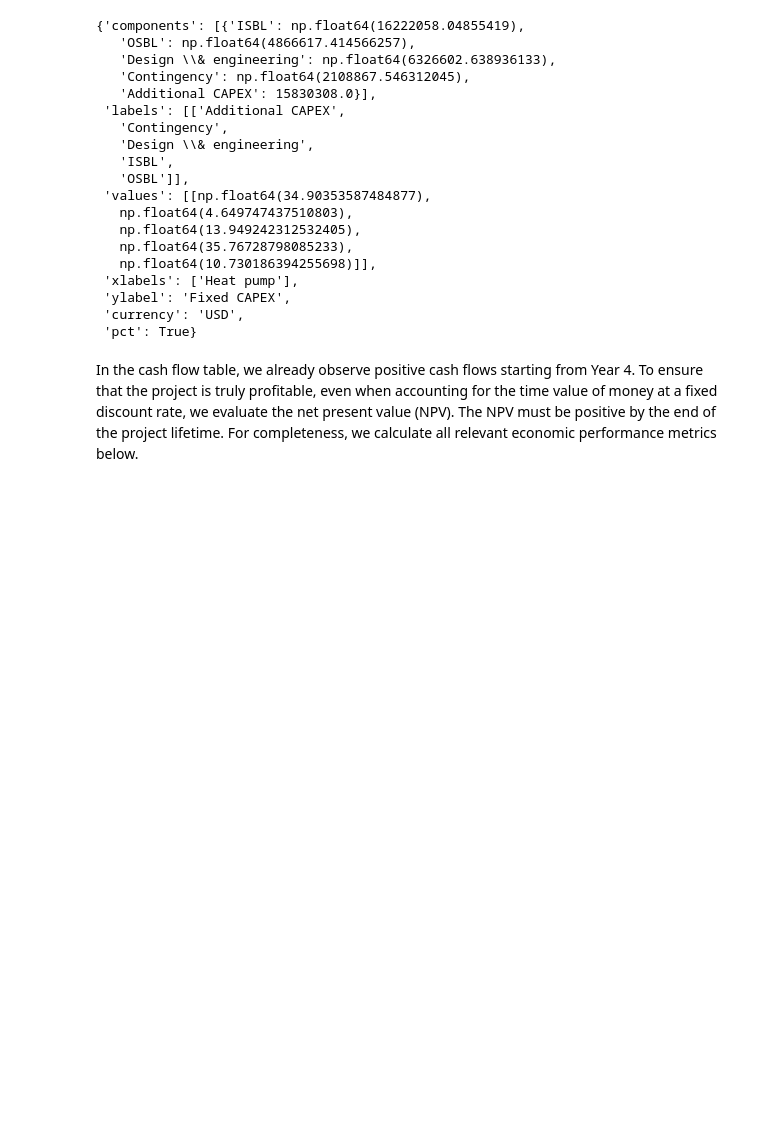
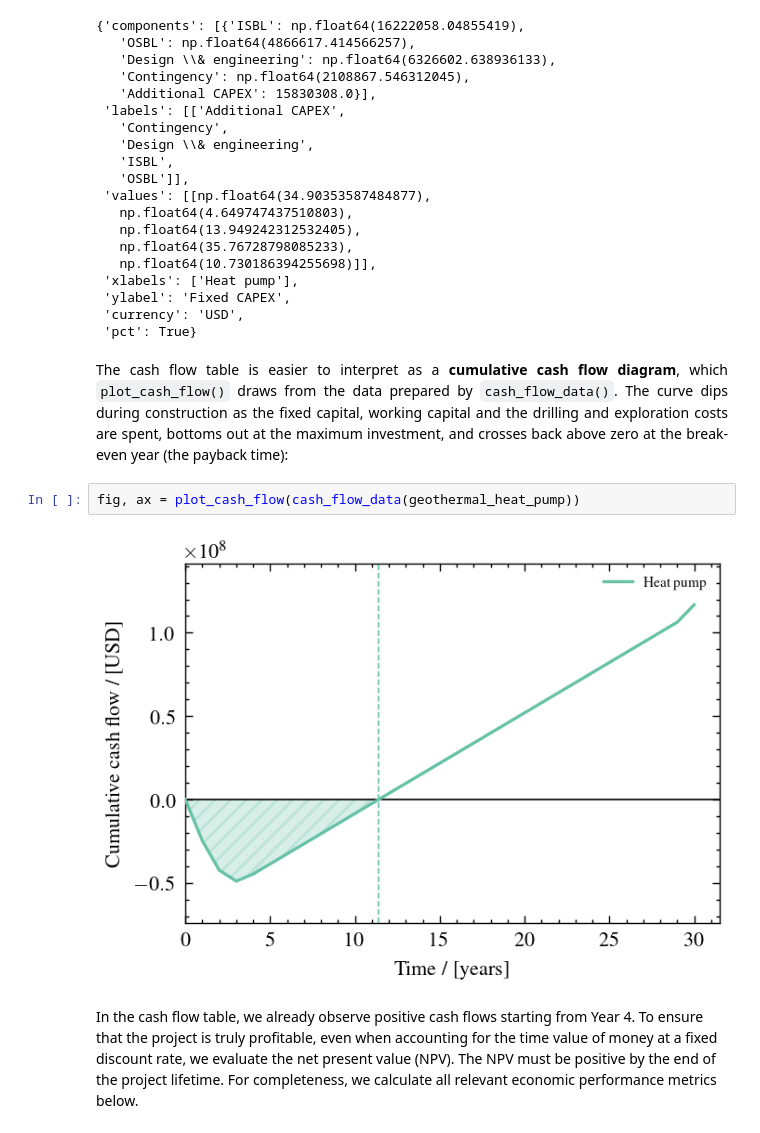
Before and after one commit to pbtamarona/OpenPyTEA, a Jupyter notebook: examples/case_study_3.ipynb, the cells around one changed output. Cells and saved outputs as stored; diff of their text form; blank space fills up the shorter version.

```diff
--- a/examples/case_study_3.ipynb
+++ b/examples/case_study_3.ipynb
@@ -185,6 +189,12 @@ fixed_capital_data(geothermal_heat_pump, additional_capex=True, pct=True)
  'ylabel': 'Fixed CAPEX',
  'currency': 'USD',
  'pct': True}
+# %% [markdown]
+<p style='text-align: justify;'>The cash flow table is easier to interpret as a <b>cumulative cash flow diagram</b>, which <code>plot_cash_flow()</code> draws from the data prepared by <code>cash_flow_data()</code>. The curve dips during construction as the fixed capital, working capital and the drilling and exploration costs are spent, bottoms out at the maximum investment, and crosses back above zero at the break-even year (the payback time):</p>
+# %%
+fig, ax = plot_cash_flow(cash_flow_data(geothermal_heat_pump))
+# %% [output]
+[figure, added]
 # %% [markdown]
 In the cash flow table, we already observe positive cash flows starting from Year 4. To ensure that the project is truly profitable, even when accounting for the time value of money at a fixed discount rate, we evaluate the net present value (NPV). The NPV must be positive by the end of the project lifetime. For completeness, we calculate all relevant economic performance metrics below.
 # %%
```
Also changed, not shown: parts of 20 cells of this notebook, 23 other files.
